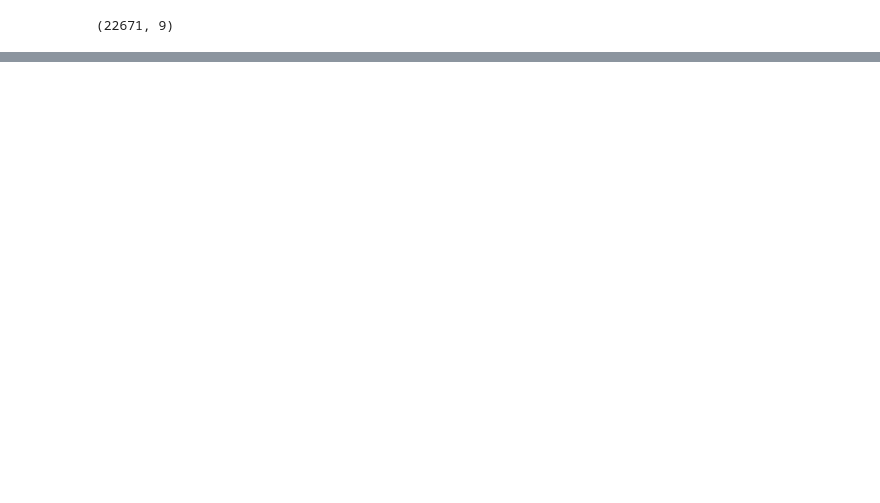
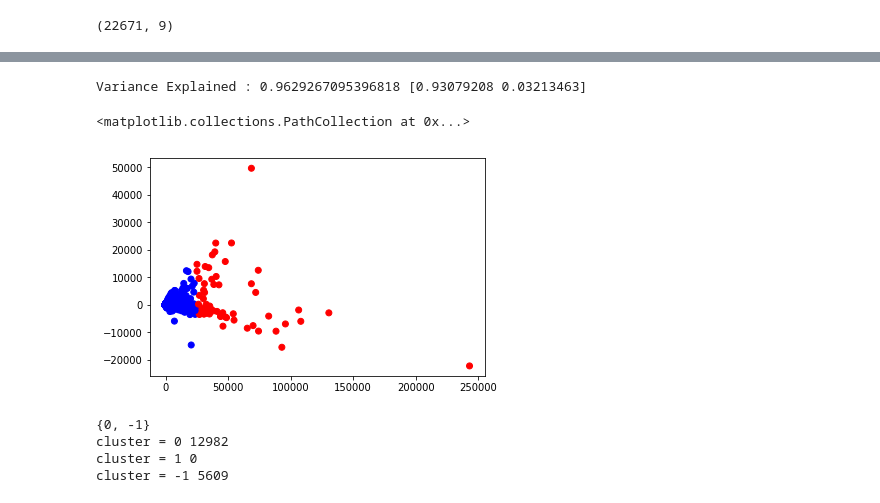
Before and after one commit to pulkitmaloo/Yelp-Dataset-Challenge, a Jupyter notebook: influencer_analysis_mon.ipynb, the cells around one changed output, grey strips where cells are left out. Drawn from its saved outputs; the diff is of its cells as text; code cells hidden in the pictures; blank space fills up the shorter version.

Commit message:
clustering to get outler

```diff
--- a/influencer_analysis_mon.ipynb
+++ b/influencer_analysis_mon.ipynb
@@ -228,0 +174,6 @@ Text(0,0.5,'Count')
+# %%
+### read all user data
+all_users = pd.read_csv("top_rated_res_user.csv", sep = ",")
+all_users.shape
+users = all_users.drop(['id', 'name', 'yelping_since'], axis=1)
+users[users['review_count'] > 5000]
@@ -228,0 +188,13 @@ Text(0,0.5,'Count')
+# %%
+from sklearn.preprocessing import StandardScaler
+from sklearn.cluster import KMeans, DBSCAN
+
+x = users.values
+scaler = StandardScaler()
+# x = scaler.fit_transform(x)
+kmeans = KMeans(n_clusters=2, random_state=1).fit(x)
+pred = kmeans.predict(x)
+print(set(pred))
+print("cluster = 0", len(pred[np.where(pred == 0)[0]]) )
+print("cluster = 1", len(pred[np.where(pred == 1)[0]]) )
+# we see that the class 1 are outliers
@@ -228,0 +216,28 @@ Text(0,0.5,'Count')
+# %%
+from sklearn.decomposition import PCA
+pca = PCA(n_components = 2)
+x_red = pca.fit_transform(x)
+print("Variance Explained :", np.sum(pca.explained_variance_ratio_), pca.explained_variance_ratio_)
+# %% [output]
+Variance Explained : 0.9629267095396818 [0.93079208 0.03213463]
+# %%
+color = ['r' if c == 1 else 'b' for c in pred]
+plt.scatter(x = x_red[:,0], y = x_red[:,1], c= color)
+# %% [output]
+<matplotlib.collections.PathCollection at 0x...>
+[figure, added]
+# %%
+x = users.values
+scaler = StandardScaler()
+x = scaler.fit_transform(x)
+dbscan = DBSCAN(min_samples=20, eps = 0.01, metric="cosine").fit(x)
+pred = dbscan.fit_predict(x)
+print(set(pred))
+print("cluster = 0", len(pred[np.where(pred == 0)[0]]) )
+print("cluster = 1", len(pred[np.where(pred == 1)[0]]) )
+print("cluster = -1", len(pred[np.where(pred == -1)[0]]) )
+# %% [output]
+{0, -1}
+cluster = 0 12982
+cluster = 1 0
+cluster = -1 5609
```
Also changed, not shown: parts of 21 cells of this notebook.
